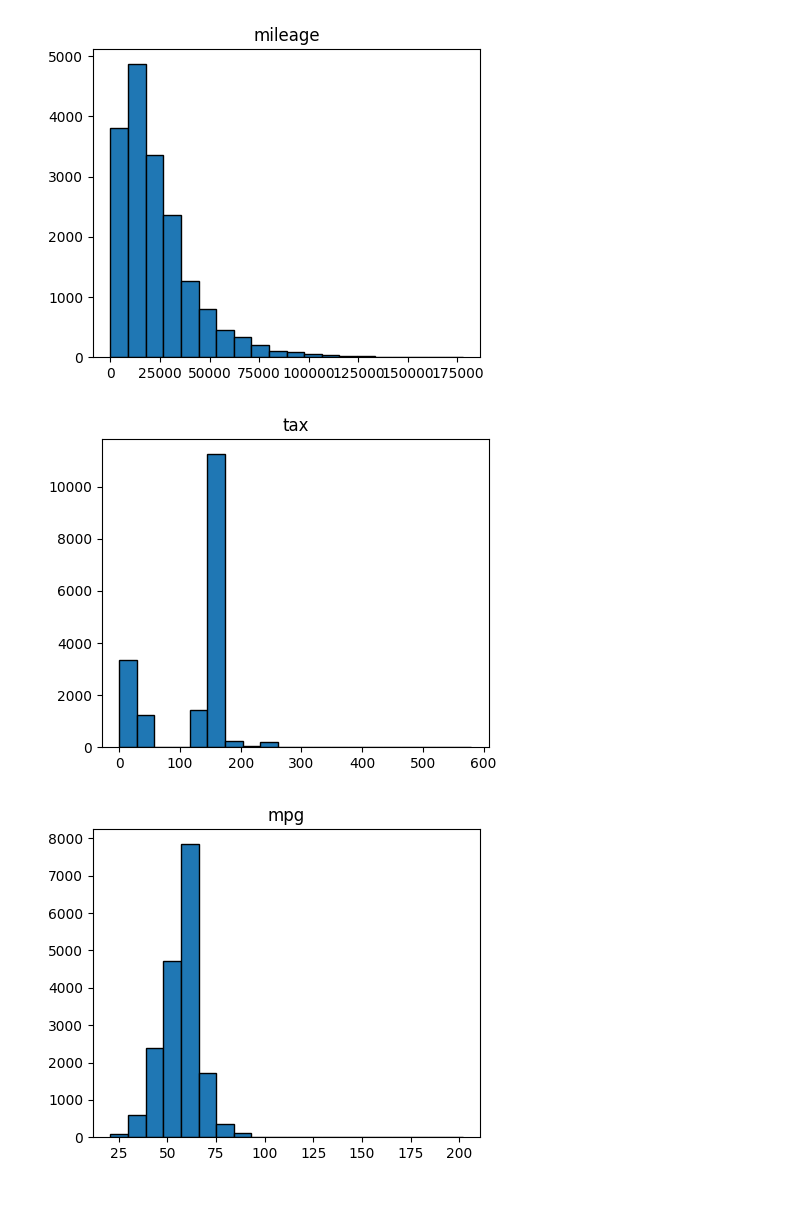
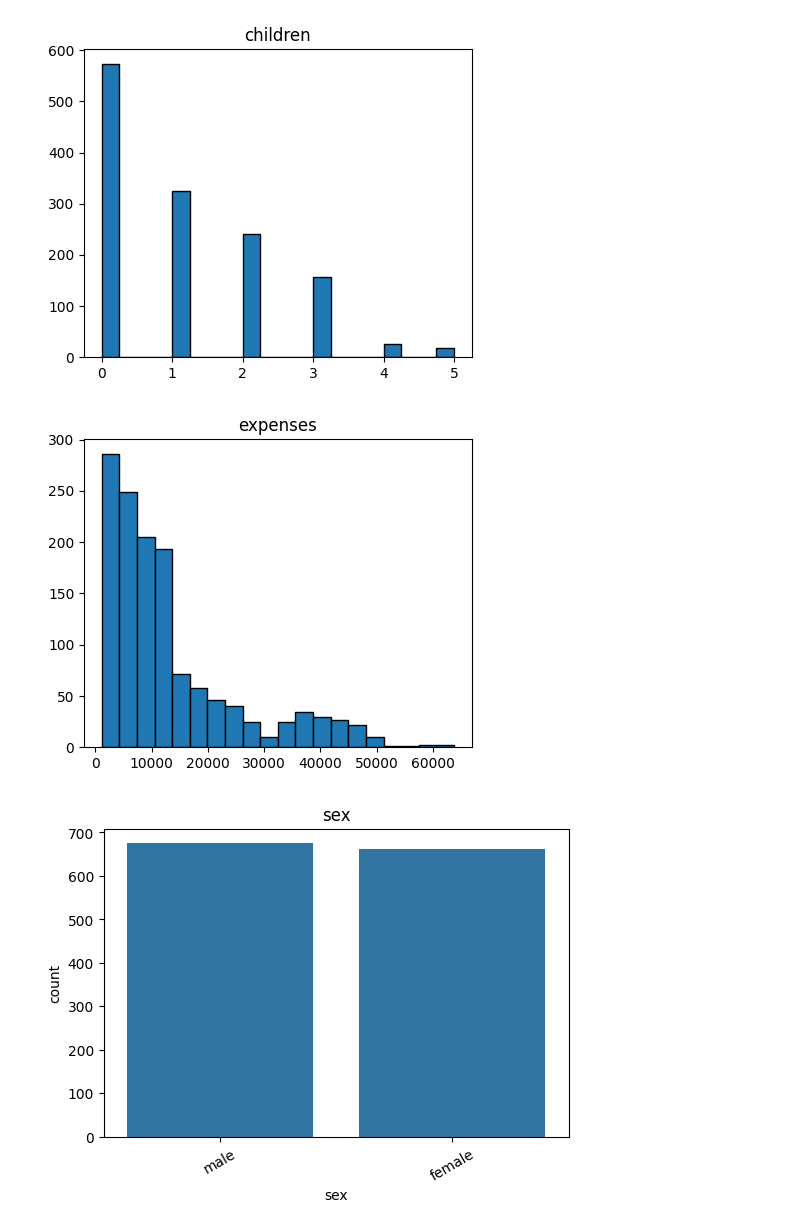
Before and after one commit to purvakose96/task18, a Jupyter notebook: Untitled4.ipynb, the cells around one changed output. Drawn from its saved outputs; the diff is of its cells as text; code cells hidden in the pictures; blank space fills up the shorter version.

```diff
--- a/Untitled4.ipynb
+++ b/Untitled4.ipynb
@@ -14,5 +14,5 @@ Saving ford_car_dataset.csv to ford_car_dataset.csv
 # %%
-filepath = "/content/ford_car_dataset.csv"
+filepath = "/content/insurance - insurance.csv"
 df = pd.read_csv(filepath)
 df.head(10)
 # %% [output]
@@ -131,7 +123,7 @@ dtype: int64
 # %%
 import matplotlib.pyplot as plt
 
-numeric_cols = ['year', 'price', 'mileage', 'tax', 'mpg', 'engineSize']
+numeric_cols = ['age','bmi','children','expenses']
 
 for col in numeric_cols:
     plt.figure(figsize=(5,4))
@@ -150,12 +140,12 @@ for col in numeric_cols:
 # %%
 import seaborn as sns
 
-categorical_cols = ['model', 'transmission', 'fuelType']
+categorical_cols = ['sex','smoker','region']
 
 for col in categorical_cols:
-    plt.figure(figsize=(8,5))
+    plt.figure(figsize=(6,4))
     sns.countplot(x=col, data=df, order=df[col].value_counts().index)
-    plt.xticks(rotation=45)
     plt.title(f'Count Plot of {col}')
+    plt.xticks(rotation=30)
     plt.show()
 # %% [output]
@@ -250,16 +235,19 @@ First 5 Rows of Scaled Data
 # %%
+import pandas as pd
+import matplotlib.pyplot as plt
+import seaborn as sns
 from sklearn.preprocessing import StandardScaler
 
-# Step 1: Load Data
-filepath = "/content/ford_car_dataset.csv"
+# Step 1: Load Dataset
+filepath = "/content/insurance - insurance.csv"
 df = pd.read_csv(filepath)
 
-# Step 2: Remove Missing Values and Duplicates
+# Step 2: Remove Missing & Duplicate Values
 df.drop_duplicates(inplace=True)
 df.dropna(inplace=True)
 
 # Step 3: Histogram
-numeric_cols = ['year', 'price', 'mileage', 'tax', 'mpg', 'engineSize']
+numeric_cols = ['age','bmi','children','expenses']
 
 for col in numeric_cols:
     plt.figure(figsize=(5,4))
@@ -268,16 +256,19 @@ for col in numeric_cols:
     plt.show()
 
 # Step 4: Count Plots
-categorical_cols = ['model', 'transmission', 'fuelType']
+categorical_cols = ['sex','smoker','region']
 
 for col in categorical_cols:
-    plt.figure(figsize=(8,5))
-    sns.countplot(x=col, data=df, order=df[col].value_counts().index)
-    plt.xticks(rotation=45)
+    plt.figure(figsize=(6,4))
+    sns.countplot(x=col,
+                  data=df,
+                  order=df[col].value_counts().index)
+    plt.title(col)
+    plt.xticks(rotation=30)
     plt.show()
 
-# Step 5: Heatmap
-plt.figure(figsize=(8,6))
+# Step 5: Correlation Heatmap
+plt.figure(figsize=(6,5))
 sns.heatmap(df[numeric_cols].corr(),
             annot=True,
             cmap='coolwarm',
@@ -285,16 +276,16 @@ sns.heatmap(df[numeric_cols].corr(),
 plt.show()
 
 # Step 6: Input and Output Features
-X = df.drop('price', axis=1)
-y = df['price']
+X = df.drop('expenses', axis=1)
+y = df['expenses']
 
 # Step 7: One-Hot Encoding
 X = pd.get_dummies(X,
-                   columns=['model', 'transmission', 'fuelType'],
+                   columns=['sex','smoker','region'],
                    drop_first=True)
 
-# Step 8: Scaling
-numeric_features = ['year', 'mileage', 'tax', 'mpg', 'engineSize']
+# Step 8: Standard Scaling
+numeric_features = ['age','bmi','children']
 
 scaler = StandardScaler()
 X[numeric_features] = scaler.fit_transform(X[numeric_features])
@@ -310,3 +301,3 @@ print(y.head())
-[figure, old version]
+[figure, new version]
-[figure, old version]
+[figure, new version]
-[figure, old version]
+[figure, new version]
```
Also changed, not shown: parts of 22 cells of this notebook.
